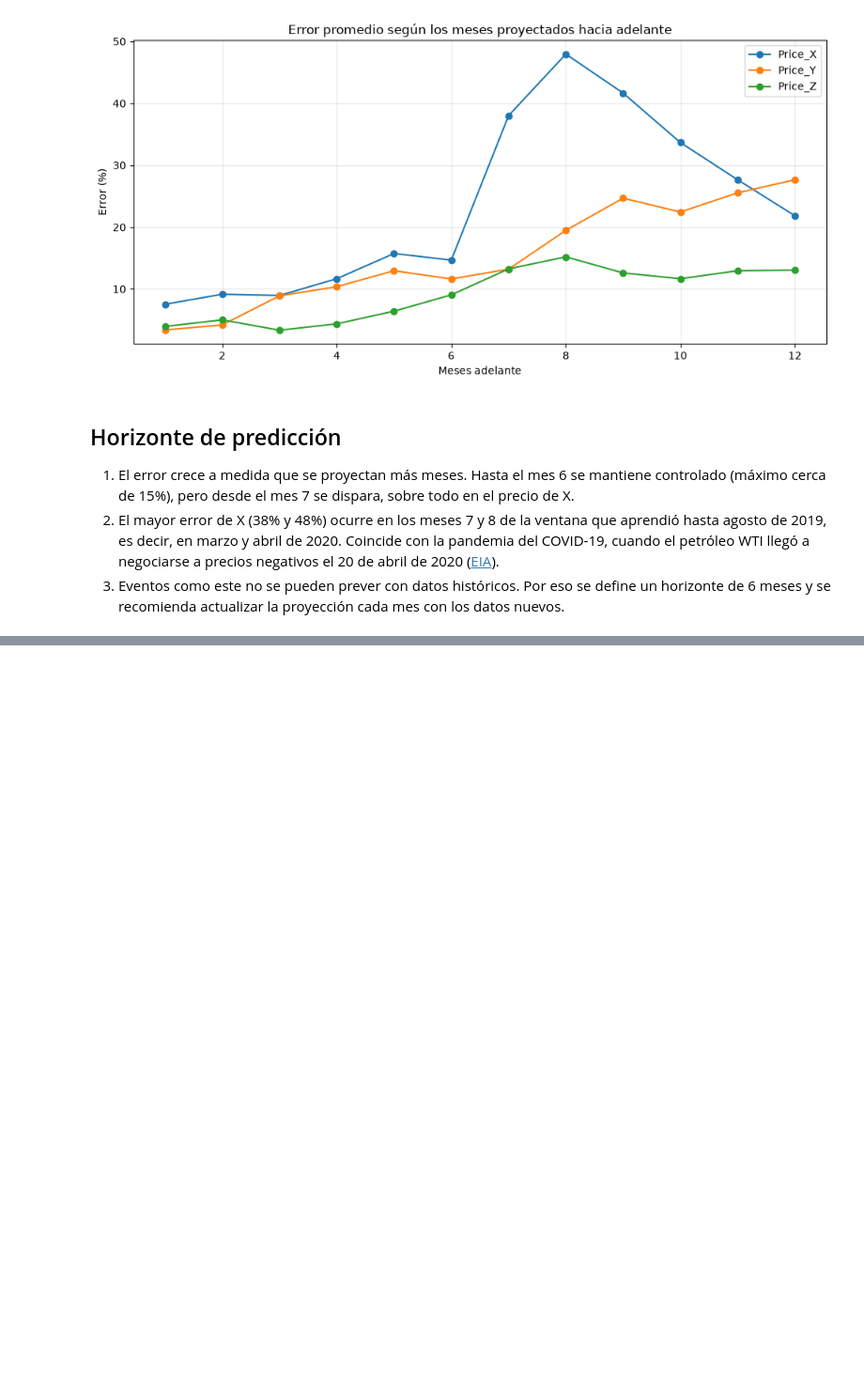
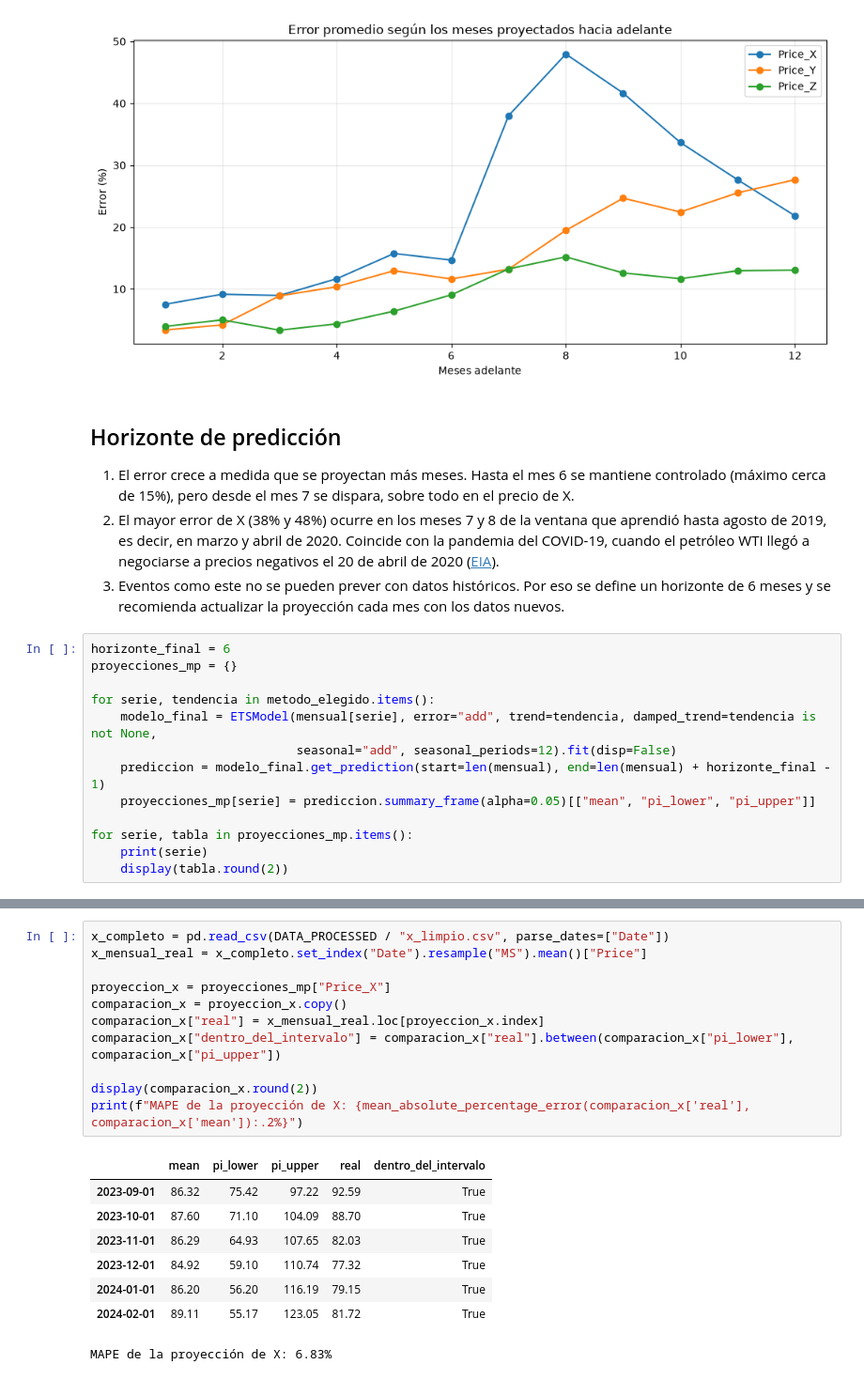
Before and after one commit to secasospina/pronostico-costos-equipos, a Jupyter notebook: notebooks/04_proyeccion.ipynb, the cells around one changed output, grey strips where cells are left out. Shown at 94% size. Drawn from its saved outputs; the diff is of its cells as text; blank space fills up the shorter version.

Commit message:
feat: proyección de materias primas y validación de X con datos reales

```diff
--- a/notebooks/04_proyeccion.ipynb
+++ b/notebooks/04_proyeccion.ipynb
@@ -173,3 +173,16 @@ plt.show()
 1. El error crece a medida que se proyectan más meses. Hasta el mes 6 se mantiene controlado (máximo cerca de 15%), pero desde el mes 7 se dispara, sobre todo en el precio de X.
 2. El mayor error de X (38% y 48%) ocurre en los meses 7 y 8 de la ventana que aprendió hasta agosto de 2019, es decir, en marzo y abril de 2020. Coincide con la pandemia del COVID-19, cuando el petróleo WTI llegó a negociarse a precios negativos el 20 de abril de 2020 ([EIA](https://www.eia.gov/todayinEnergy/detail.php?id=46336)).
 3. Eventos como este no se pueden prever con datos históricos. Por eso se define un horizonte de 6 meses y se recomienda actualizar la proyección cada mes con los datos nuevos.
+# %%
+horizonte_final = 6
+proyecciones_mp = {}
+
+for serie, tendencia in metodo_elegido.items():
+    modelo_final = ETSModel(mensual[serie], error="add", trend=tendencia, damped_trend=tendencia is not None,
+                            seasonal="add", seasonal_periods=12).fit(disp=False)
+    prediccion = modelo_final.get_prediction(start=len(mensual), end=len(mensual) + horizonte_final - 1)
+    proyecciones_mp[serie] = prediccion.summary_frame(alpha=0.05)[["mean", "pi_lower", "pi_upper"]]
+
+for serie, tabla in proyecciones_mp.items():
+    print(serie)
+    display(tabla.round(2))
@@ -175,0 +214,20 @@ plt.show()
+# %%
+x_completo = pd.read_csv(DATA_PROCESSED / "x_limpio.csv", parse_dates=["Date"])
+x_mensual_real = x_completo.set_index("Date").resample("MS").mean()["Price"]
+
+proyeccion_x = proyecciones_mp["Price_X"]
+comparacion_x = proyeccion_x.copy()
+comparacion_x["real"] = x_mensual_real.loc[proyeccion_x.index]
+comparacion_x["dentro_del_intervalo"] = comparacion_x["real"].between(comparacion_x["pi_lower"], comparacion_x["pi_upper"])
+
+display(comparacion_x.round(2))
+print(f"MAPE de la proyección de X: {mean_absolute_percentage_error(comparacion_x['real'], comparacion_x['mean']):.2%}")
+# %% [output]
+|  | mean | pi_lower | pi_upper | real | dentro_del_intervalo |
+| 2023-09-01 | 86.32 | 75.42 | 97.22 | 92.59 | True |
+| 2023-10-01 | 87.60 | 71.10 | 104.09 | 88.70 | True |
+| 2023-11-01 | 86.29 | 64.93 | 107.65 | 82.03 | True |
+| 2023-12-01 | 84.92 | 59.10 | 110.74 | 77.32 | True |
+| 2024-01-01 | 86.20 | 56.20 | 116.19 | 79.15 | True |
+| 2024-02-01 | 89.11 | 55.17 | 123.05 | 81.72 | True |
+MAPE de la proyección de X: 6.83%
```
Also changed, not shown: parts of 1 cell of this notebook.
